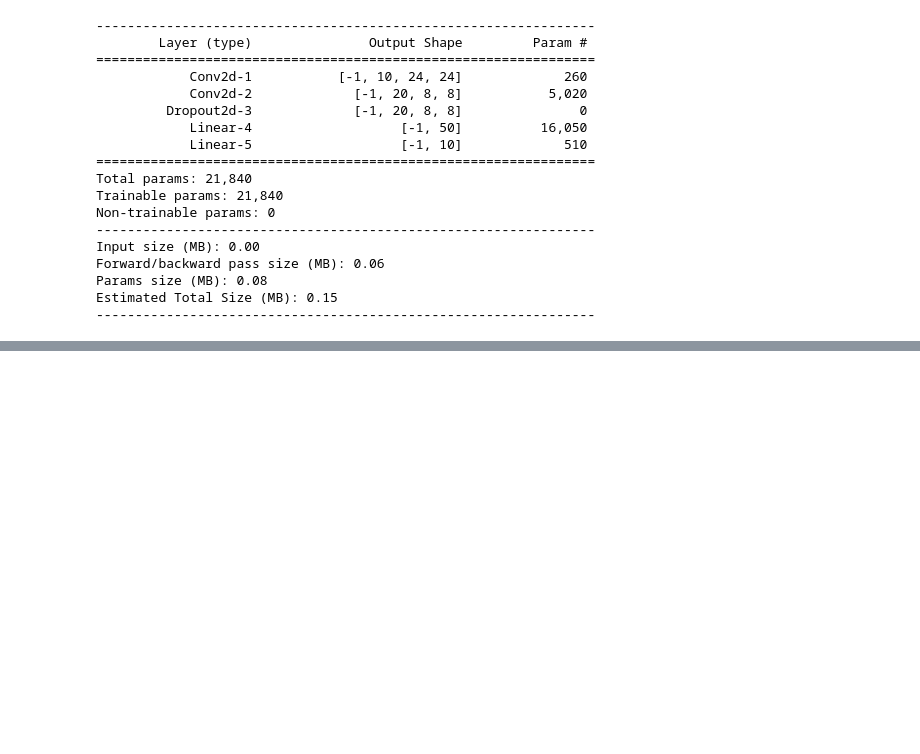
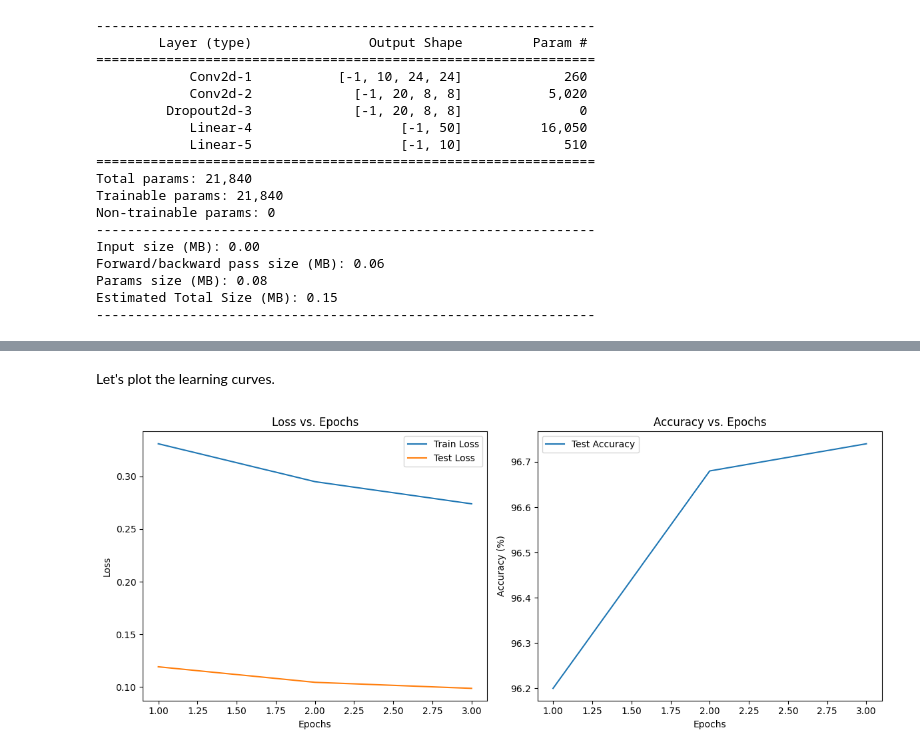
Before and after one commit to valentinefleith/mnist-cnn, a Jupyter notebook: MNIST_CNN_pytorch.ipynb, the cells around one changed output, grey strips where cells are left out. Drawn from its saved outputs; the diff is of its cells as text; code cells hidden in the pictures; blank space fills up the shorter version.

Commit message:
add learning curves pytorch version

```diff
--- a/MNIST_CNN_pytorch.ipynb
+++ b/MNIST_CNN_pytorch.ipynb
@@ -114,6 +146,7 @@ from tqdm import tqdm_notebook as tqdm
 def train(model, device, train_loader, optimizer, epoch, log_interval=10000):
     model.train()
     tk0 = tqdm(train_loader, total=int(len(train_loader)))
+    train_loss = 0
     counter = 0
     for batch_idx, (data, target) in enumerate(tk0):
         data, target = data.to(device), target.to(device)
@@ -122,8 +155,13 @@ def train(model, device, train_loader, optimizer, epoch, log_interval=10000):
         loss = F.nll_loss(output, target)
         loss.backward()
         optimizer.step()
+
+        train_loss += loss.item()
         counter += 1
         tk0.set_postfix(loss=(loss.item() * data.size(0) / (counter * train_loader.batch_size)))
+
+    avg_train_loss = train_loss / len(train_loader)
+    return avg_train_loss
 # %%
 def test(model, device, test_loader):
     model.eval()
@@ -144,8 +185,16 @@ def test(model, device, test_loader):
 # %%
-num_epoch = 3
-for epoch in range(1, num_epoch + 1):
-    train(model, device, train_loader, optimizer, epoch)
-    test(model, device, test_loader)
+num_epochs = 3
+train_losses = []
+test_losses = []
+test_accuracies = []
+
+for epoch in range(1, num_epochs + 1):
+    train_loss = train(model, device, train_loader, optimizer, epoch)
+    test_loss, test_accuracy = test(model, device, test_loader)
+
+    train_losses.append(train_loss)
+    test_losses.append(test_loss)
+    test_accuracies.append(test_accuracy)
 # %% [output]
 Please use `tqdm.notebook.tqdm` instead of `tqdm.tqdm_notebook`
   tk0 = tqdm(train_loader, total=int(len(train_loader)))
@@ -154,0 +204,26 @@ Test set: Average loss: 0.1319, Accuracy: 9582/10000 (96%)
+# %% [markdown]
+Let's plot the learning curves.
+# %%
+plt.figure(figsize=(12, 5))
+
+# Plot training and test loss
+plt.subplot(1, 2, 1)
+plt.plot(range(1, num_epochs + 1), train_losses, label='Train Loss')
+plt.plot(range(1, num_epochs + 1), test_losses, label='Test Loss')
+plt.title('Loss vs. Epochs')
+plt.xlabel('Epochs')
+plt.ylabel('Loss')
+plt.legend()
+
+# Plot test accuracy
+plt.subplot(1, 2, 2)
+plt.plot(range(1, num_epochs + 1), test_accuracies, label='Test Accuracy')
+plt.title('Accuracy vs. Epochs')
+plt.xlabel('Epochs')
+plt.ylabel('Accuracy (%)')
+plt.legend()
+
+plt.tight_layout()
+plt.show()
+# %% [output]
+[figure, added]
```
Also changed, not shown: parts of 4 cells of this notebook, 1 other file.
